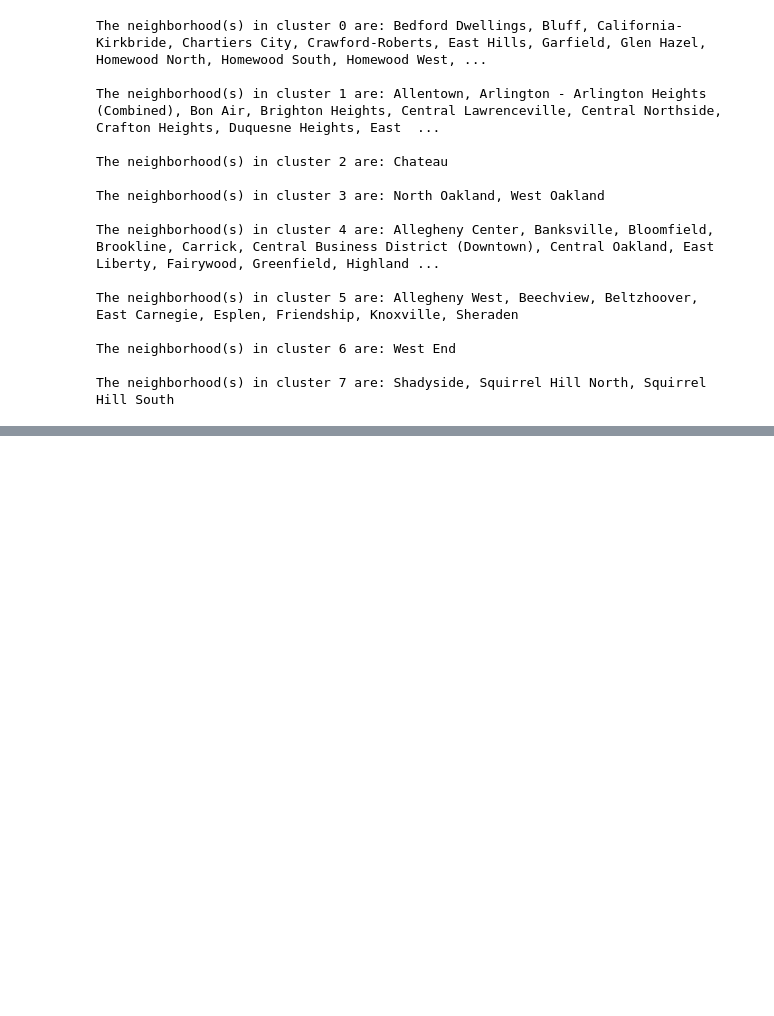
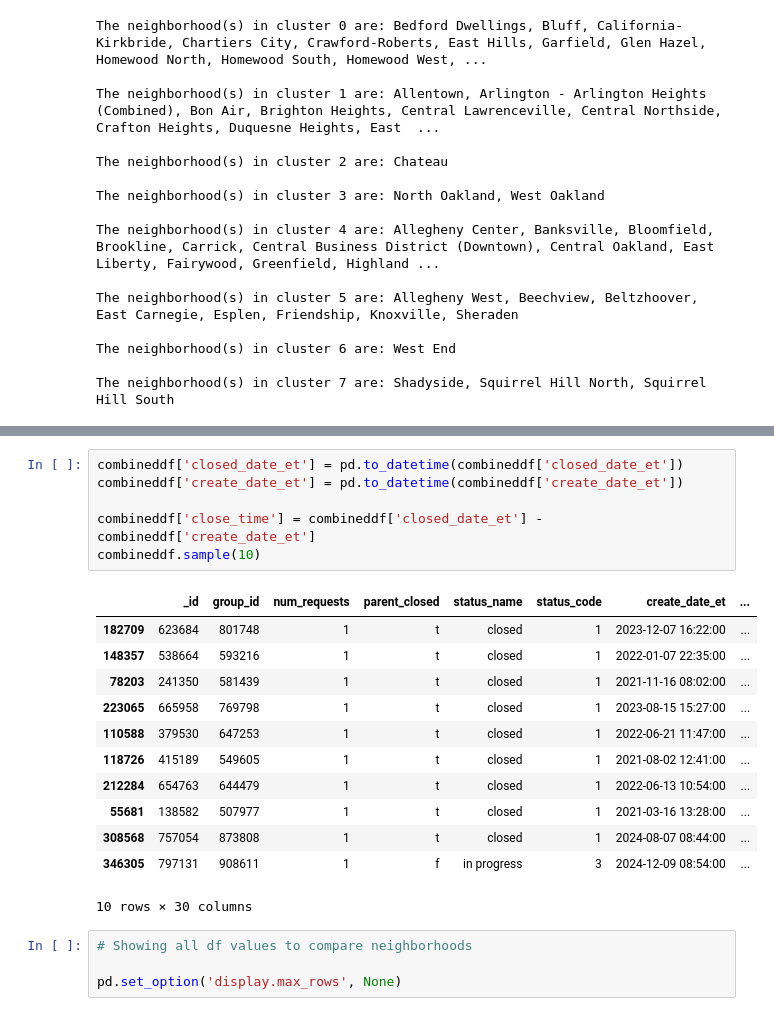
Before and after one commit to kanikaselva/311analysis, a Jupyter notebook: Analysis/3. NeighborhoodAnalysis.ipynb, the cells around one changed output, grey strips where cells are left out. Saved outputs shown, nothing was run; the diff lists cells and outputs as text; blank space fills up the shorter version.

```diff
--- a/Analysis/3. NeighborhoodAnalysis.ipynb
+++ b/Analysis/3. NeighborhoodAnalysis.ipynb
@@ -341,0 +405,23 @@ The neighborhood(s) in cluster 7 are: Shadyside, Squirrel Hill North, Squirrel H
+# %%
+combineddf['closed_date_et'] = pd.to_datetime(combineddf['closed_date_et'])
+combineddf['create_date_et'] = pd.to_datetime(combineddf['create_date_et'])
+
+combineddf['close_time'] = combineddf['closed_date_et'] - combineddf['create_date_et']
+combineddf.sample(10)
+# %% [output]
+|  | _id | group_id | num_requests | parent_closed | status_name | status_code | create_date_et | ... |
+| 182709 | 623684 | 801748 | 1 | t | closed | 1 | 2023-12-07 16:22:00 | ... |
+| 148357 | 538664 | 593216 | 1 | t | closed | 1 | 2022-01-07 22:35:00 | ... |
+| 78203 | 241350 | 581439 | 1 | t | closed | 1 | 2021-11-16 08:02:00 | ... |
+| 223065 | 665958 | 769798 | 1 | t | closed | 1 | 2023-08-15 15:27:00 | ... |
+| 110588 | 379530 | 647253 | 1 | t | closed | 1 | 2022-06-21 11:47:00 | ... |
+| 118726 | 415189 | 549605 | 1 | t | closed | 1 | 2021-08-02 12:41:00 | ... |
+| 212284 | 654763 | 644479 | 1 | t | closed | 1 | 2022-06-13 10:54:00 | ... |
+| 55681 | 138582 | 507977 | 1 | t | closed | 1 | 2021-03-16 13:28:00 | ... |
+| 308568 | 757054 | 873808 | 1 | t | closed | 1 | 2024-08-07 08:44:00 | ... |
+| 346305 | 797131 | 908611 | 1 | f | in progress | 3 | 2024-12-09 08:54:00 | ... |
+10 rows × 30 columns
+# %%
+# Showing all df values to compare neighborhoods
+
+pd.set_option('display.max_rows', None)
```
Also changed, not shown: parts of 12 cells of this notebook.
